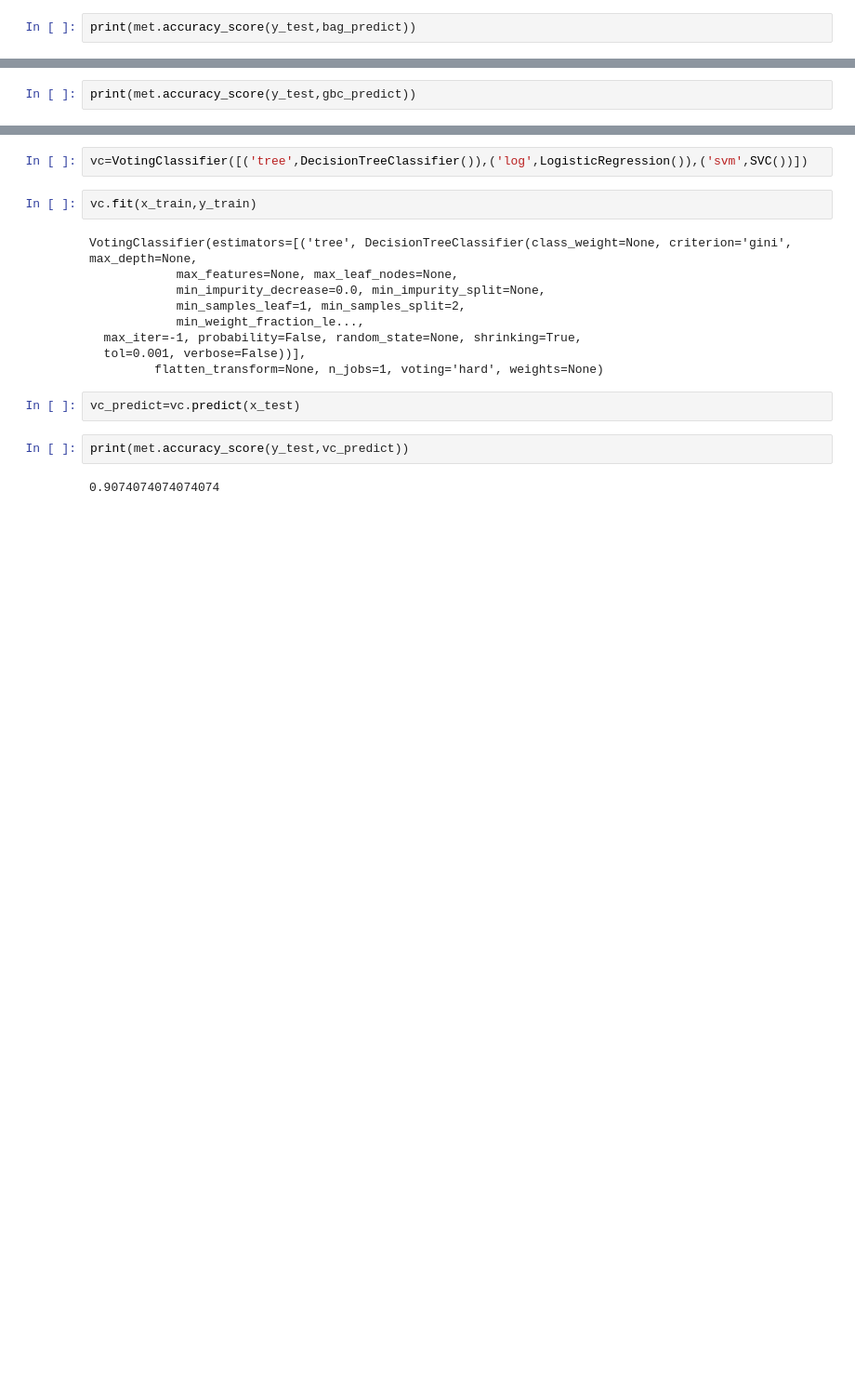
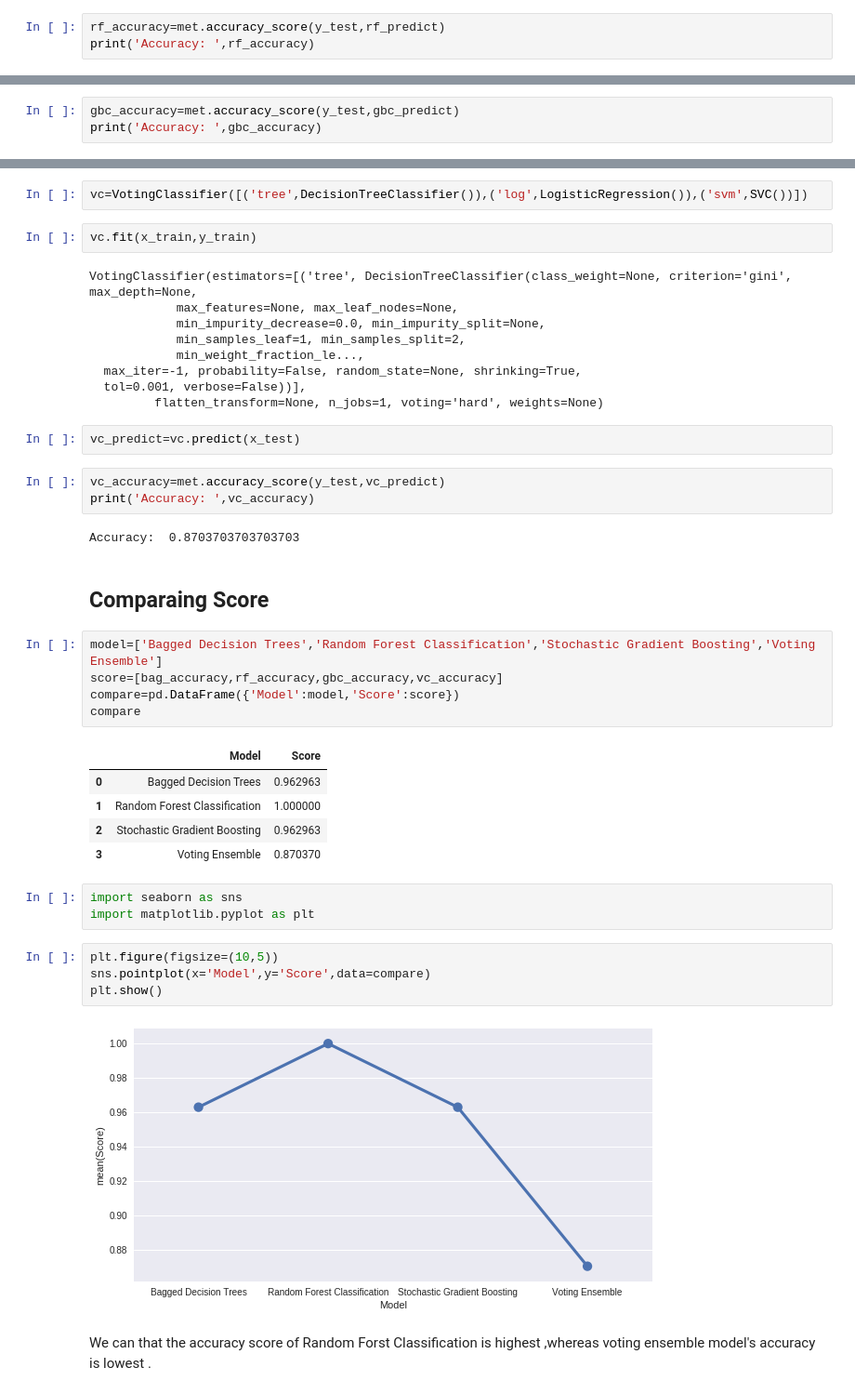
Before and after one commit to ArjunGajmer/Assignment-ML, a Jupyter notebook: Assignment16(ensemble).ipynb, the cells around one changed output, grey strips where cells are left out. Shown: that part at 93% size. Saved outputs shown, nothing was run; the diff lists cells and outputs as text; blank space fills up the shorter version.

```diff
--- a/Assignment16(ensemble).ipynb
+++ b/Assignment16(ensemble).ipynb
@@ -103,5 +104,6 @@ RandomForestClassifier(bootstrap=True, class_weight=None, criterion='gini',
 # %%
 rf_predict=rf.predict(x_test)
 # %%
-print(met.accuracy_score(y_test,bag_predict))
+rf_accuracy=met.accuracy_score(y_test,rf_predict)
+print('Accuracy: ',rf_accuracy)
 # %% [output]
@@ -124,5 +126,6 @@ GradientBoostingClassifier(criterion='friedman_mse', init=None,
 # %%
 gbc_predict=gbc.predict(x_test)
 # %%
-print(met.accuracy_score(y_test,gbc_predict))
+gbc_accuracy=met.accuracy_score(y_test,gbc_predict)
+print('Accuracy: ',gbc_accuracy)
 # %% [output]
@@ -149,6 +152,31 @@ VotingClassifier(estimators=[('tree', DecisionTreeClassifier(class_weight=None,
 # %%
 vc_predict=vc.predict(x_test)
 # %%
-print(met.accuracy_score(y_test,vc_predict))
+vc_accuracy=met.accuracy_score(y_test,vc_predict)
+print('Accuracy: ',vc_accuracy)
 # %% [output]
-0.9074074074074074
+Accuracy:  0.8703703703703703
+# %% [markdown]
+## Comparaing Score
+# %%
+model=['Bagged Decision Trees','Random Forest Classification','Stochastic Gradient Boosting','Voting Ensemble']
+score=[bag_accuracy,rf_accuracy,gbc_accuracy,vc_accuracy]
+compare=pd.DataFrame({'Model':model,'Score':score})
+compare
+# %% [output]
+|  | Model | Score |
+| 0 | Bagged Decision Trees | 0.962963 |
+| 1 | Random Forest Classification | 1.000000 |
+| 2 | Stochastic Gradient Boosting | 0.962963 |
+| 3 | Voting Ensemble | 0.870370 |
+# %%
+import seaborn as sns
+import matplotlib.pyplot as plt
+# %%
+plt.figure(figsize=(10,5))
+sns.pointplot(x='Model',y='Score',data=compare)
+plt.show()
+# %% [output]
+[figure, added]
+# %% [markdown]
+We can that the accuracy score of Random Forst Classification is highest ,whereas voting ensemble model's accuracy is lowest .
```
Also changed, not shown: parts of 3 cells of this notebook.
